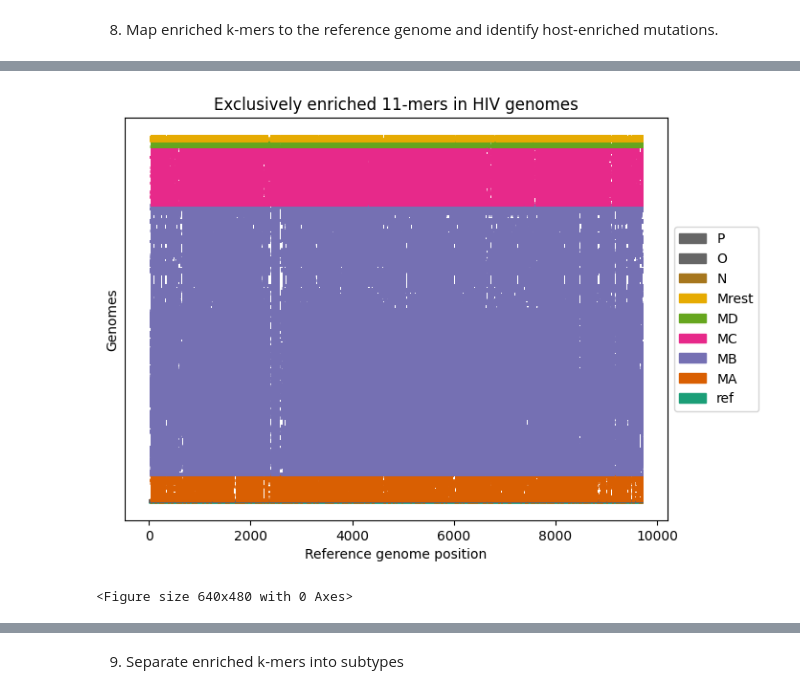
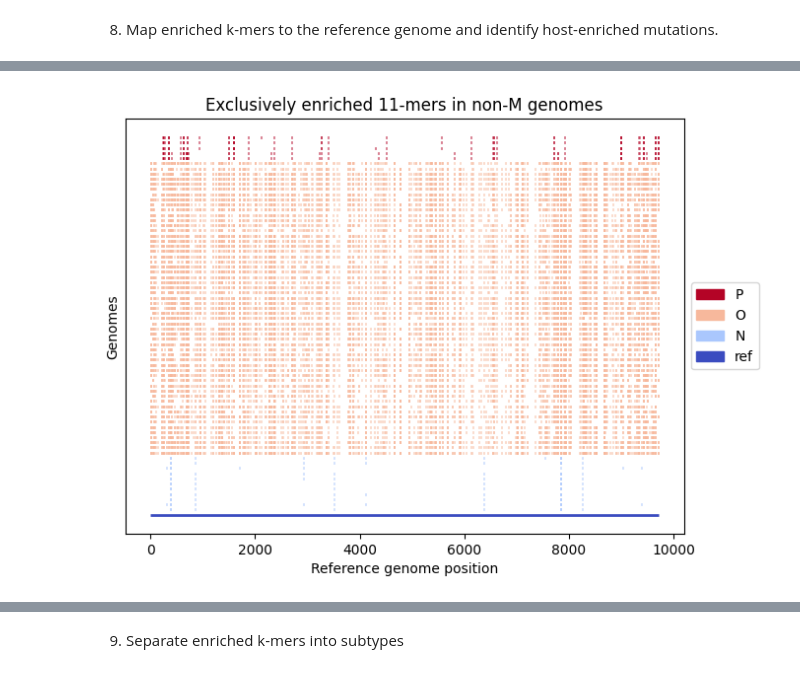
Before and after one commit to wis-janusz/PORT-EK2, a Jupyter notebook: notebooks/HIV_analysis_scenario_4.ipynb, the cells around one changed output, grey strips where cells are left out. Saved outputs shown, nothing was run; the diff lists cells and outputs as text; code cells hidden in the pictures.

```diff
--- a/notebooks/HIV_analysis_scenario_4.ipynb
+++ b/notebooks/HIV_analysis_scenario_4.ipynb
@@ -467,6 +416,21 @@ for sample_name in samples_to_plot:
-# %%
-portek.plot_segments_by_genome(segemnt_coords, segment_colors, ref_seq, title="Exclusively enriched 11-mers in HIV genomes", colormap=colormaps["Dark2"])
-plt.savefig("../output/HIV/scenario4/all_kmer_overlay.svg", format = "svg", dpi=600)
-# %% [output]
-[figure, removed]
-<Figure size 640x480 with 0 Axes>
+# %%
+nonM_excl_in_nonM = [
+    (
+        enriched_kmer_matrix.loc[
+            (enriched_kmer_matrix["exclusivity"] == "exclusive")
+            & (enriched_kmer_matrix["group"] == "nonM_enriched")
+        ].index,
+        group_sample_idx["nonM"],
+    )
+]
+
+portek.plot_kmers_by_genome(
+    nonM_excl_in_nonM,
+    enriched_kmer_matrix,
+    subtype_sample_idx,
+    ref_seq,
+    title=f"Exclusively enriched {k}-mers in non-M genomes",
+    save_path=f"../output/HIV/scenario4/nonM_{k}mer_overlay_stringent.svg",
+)
+# %% [output]
+[figure, added]
```
Also changed, not shown: parts of 21 cells of this notebook, 1 other file.
